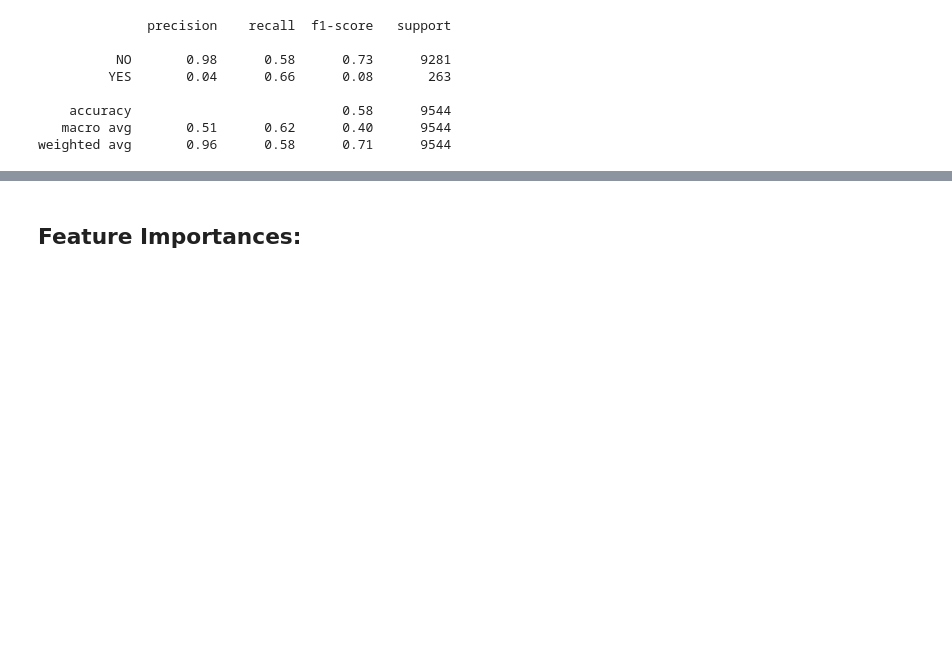
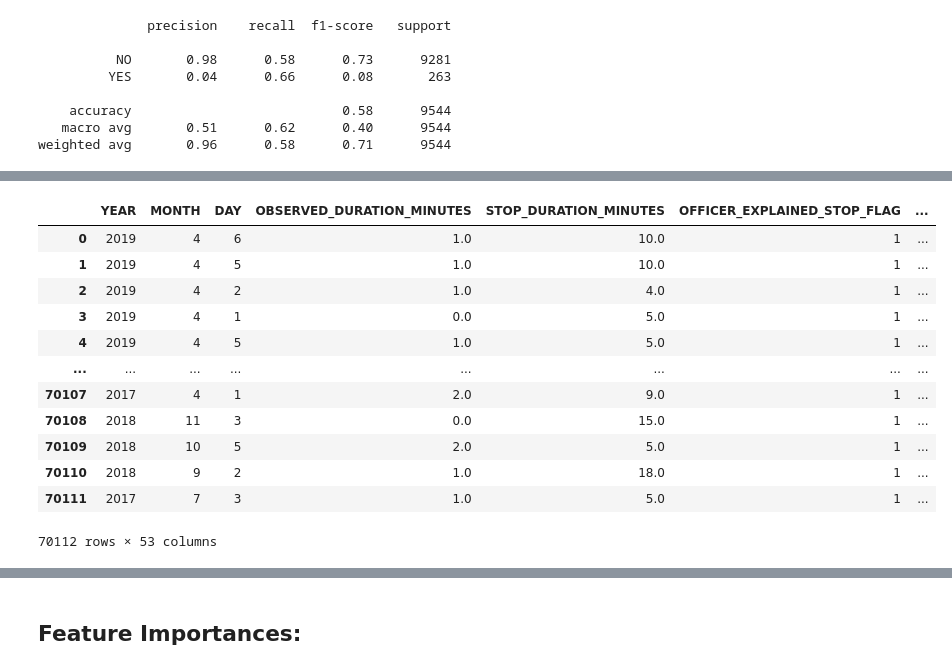
Before and after one commit to uzmabb182/data-detection-using-machine-learning, a Jupyter notebook: static/data_processing/sfq_summon_prediction.ipynb, the cells around one changed output, grey strips where cells are left out. Drawn from its saved outputs; the diff is of its cells as text; code cells hidden in the pictures; blank space fills up the shorter version.

Commit message:
Random oversampling is applied

```diff
--- a/static/data_processing/sfq_summon_prediction.ipynb
+++ b/static/data_processing/sfq_summon_prediction.ipynb
@@ -2632,0 +2652,21 @@ weighted avg       0.96      0.58      0.71      9544
+# %%
+from imblearn.over_sampling import RandomOverSampler
+
+ros = RandomOverSampler()
+X_ros, y_ros = ros.fit_resample(X_train, y_train)
+# %%
+X_ros
+# %% [output]
+|  | YEAR | MONTH | DAY | OBSERVED_DURATION_MINUTES | STOP_DURATION_MINUTES | OFFICER_EXPLAINED_STOP_FLAG | ... |
+| 0 | 2019 | 4 | 6 | 1.0 | 10.0 | 1 | ... |
+| 1 | 2019 | 4 | 5 | 1.0 | 10.0 | 1 | ... |
+| 2 | 2019 | 4 | 2 | 1.0 | 4.0 | 1 | ... |
+| 3 | 2019 | 4 | 1 | 0.0 | 5.0 | 1 | ... |
+| 4 | 2019 | 4 | 5 | 1.0 | 5.0 | 1 | ... |
+| ... | ... | ... | ... | ... | ... | ... | ... |
+| 70107 | 2017 | 4 | 1 | 2.0 | 9.0 | 1 | ... |
+| 70108 | 2018 | 11 | 3 | 0.0 | 15.0 | 1 | ... |
+| 70109 | 2018 | 10 | 5 | 2.0 | 5.0 | 1 | ... |
+| 70110 | 2018 | 9 | 2 | 1.0 | 18.0 | 1 | ... |
+| 70111 | 2017 | 7 | 3 | 1.0 | 5.0 | 1 | ... |
+70112 rows × 53 columns
```
Also changed, not shown: parts of 10 cells of this notebook.
